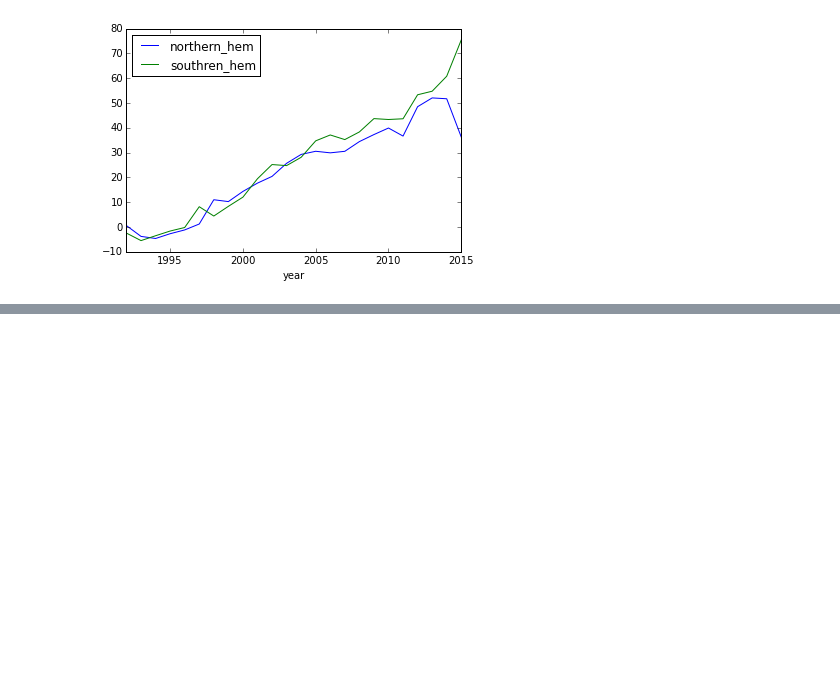
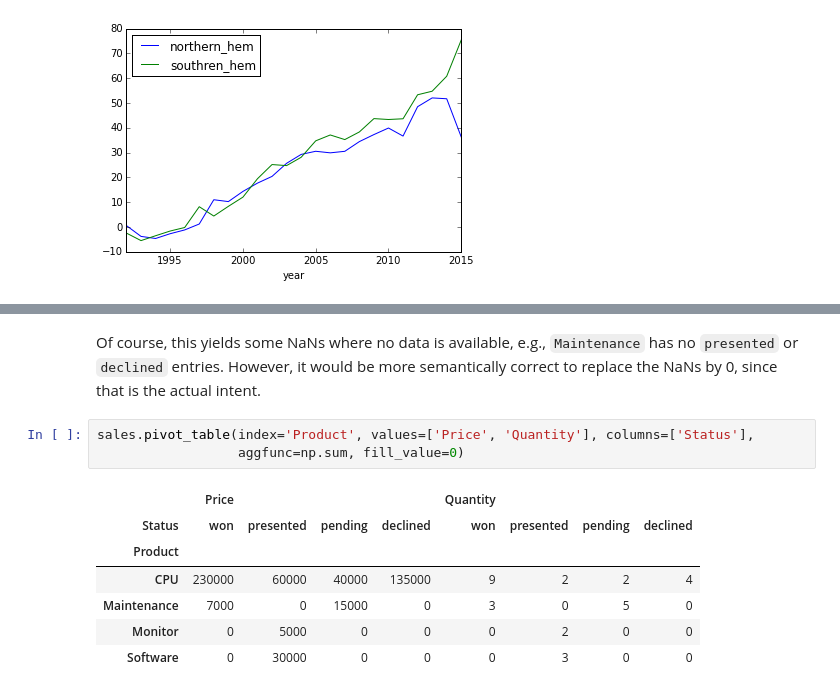
Before and after one commit to gjbex/training-material, a Jupyter notebook: Python/Pandas/pandas_intro.ipynb, the cells around one changed output, grey strips where cells are left out. Cells and saved outputs as stored; diff of their text form; blank space fills up the shorter version.

```diff
--- a/Python/Pandas/pandas_intro.ipynb
+++ b/Python/Pandas/pandas_intro.ipynb
@@ -1039,0 +1112,13 @@ year_mean.plot();
+# %% [markdown]
+Of course, this yields some NaNs where no data is available, e.g., `Maintenance` has no `presented` or `declined` entries.  However, it would be more semantically correct to replace the NaNs by 0, since that is the actual intent.
+# %%
+sales.pivot_table(index='Product', values=['Price', 'Quantity'], columns=['Status'],
+                  aggfunc=np.sum, fill_value=0)
+# %% [output]
+|  | Price |  |  |  | Quantity |  |  |  |
+| Status | won | presented | pending | declined | won | presented | pending | declined |
+| Product |  |  |  |  |  |  |  |  |
+| CPU | 230000 | 60000 | 40000 | 135000 | 9 | 2 | 2 | 4 |
+| Maintenance | 7000 | 0 | 15000 | 0 | 3 | 0 | 5 | 0 |
+| Monitor | 0 | 5000 | 0 | 0 | 0 | 2 | 0 | 0 |
+| Software | 0 | 30000 | 0 | 0 | 0 | 3 | 0 | 0 |
```
Also changed, not shown: parts of 14 cells of this notebook, 1 other file.
